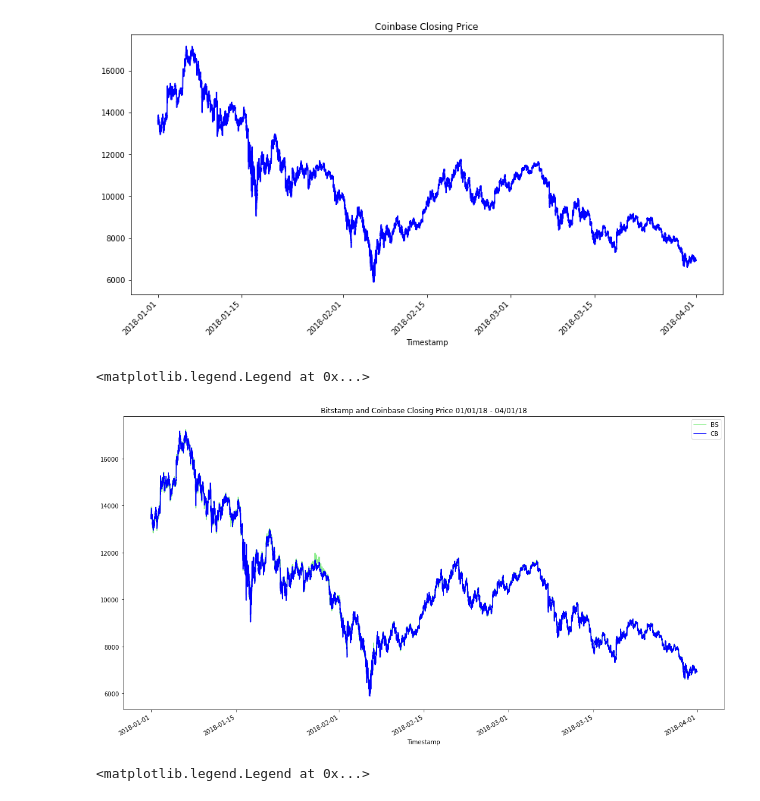
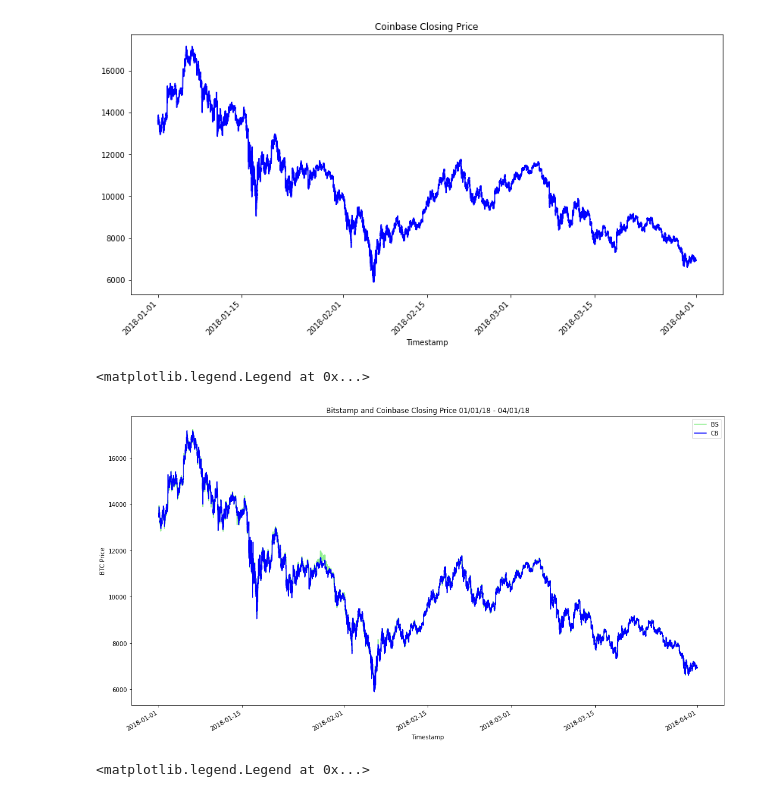
Before and after one commit to jojomani/BTC_Fin_Analysis, a Jupyter notebook: crypto_arbitrage.ipynb, the cells around one changed output. Cells and saved outputs as stored; diff of their text form; code cells hidden in the pictures.

```diff
--- a/crypto_arbitrage.ipynb
+++ b/crypto_arbitrage.ipynb
@@ -373,17 +373,17 @@ coinbase_sliced.plot.line(figsize=(14,7), rot=45, color="blue", title="Coinbase
 # %%
 # Overlay the visualizations for the bitstamp and coinbase DataFrames in one plot
 # The plot should visualize the prices over the full lenth of the dataset
 # Be sure to include the parameters: legend, figure size, title, and color and label
 # Set the figure and plot the different datasets as multiple trends on the same figure
 
-ax = bitstamp_sliced.plot.line(figsize=(18, 10), color="lightgreen", title='Bitstamp and Coinbase Closing Price 01/01/18 - 04/01/18')
-coinbase_sliced.plot(ax=ax, color="blue")
+ax = bitstamp_sliced.plot.line(figsize=(18, 10), ylabel="BTC Price", color="lightgreen", title='Bitstamp and Coinbase Closing Price 01/01/18 - 04/01/18')
+coinbase_sliced.plot( color="blue")
 
 # Set the legend of the figure
 ax.legend(["BS", "CB"])
 # %% [output]
 <matplotlib.legend.Legend at 0x...>
-[figure, old version]
+[figure, new version]
 # %%
 # Using the loc and plot functions, create an overlay plot that visualizes
 # the price action of both DataFrames for a one month period early in the dataset
```
Also changed, not shown: parts of 9 cells of this notebook, 1 other file.
